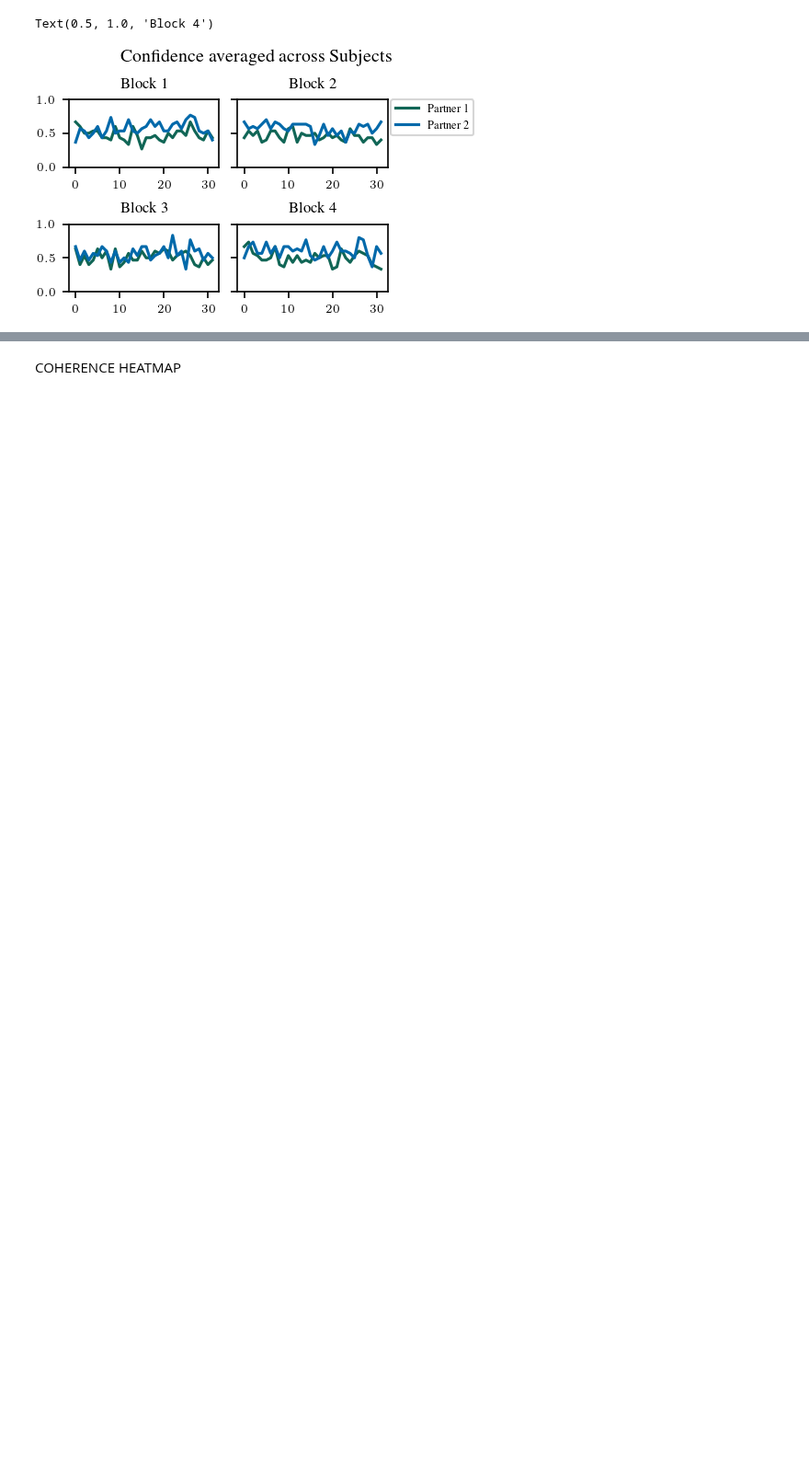
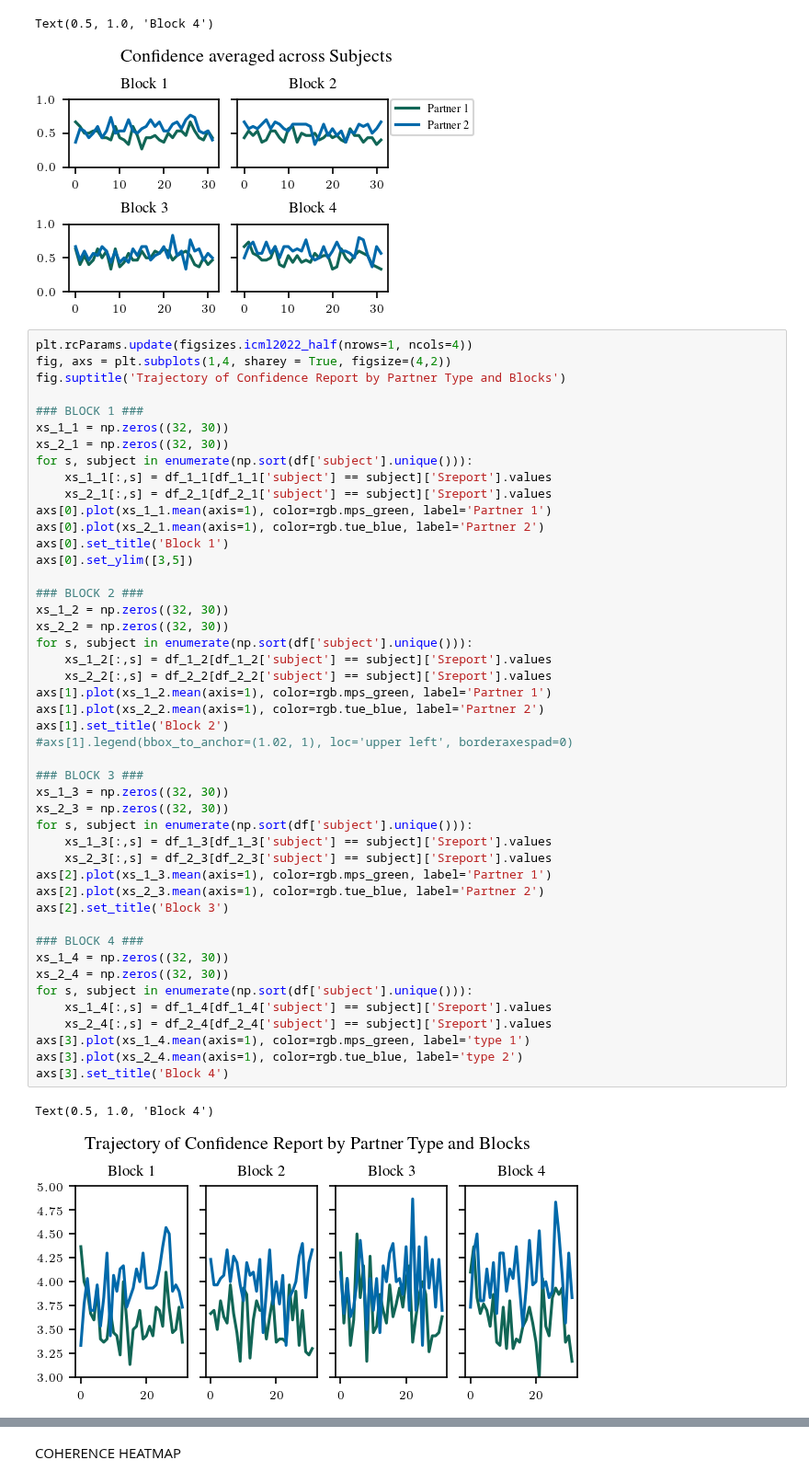
Before and after one commit to meikeoschmann/disRNN-conf-match, a Jupyter notebook: CogModelingRNNsTutorial/plot_subject_choices.ipynb, the cells around one changed output, grey strips where cells are left out. Shown at 92% size. Saved outputs shown, nothing was run; the diff lists cells and outputs as text; blank space fills up the shorter version.

```diff
--- a/CogModelingRNNsTutorial/plot_subject_choices.ipynb
+++ b/CogModelingRNNsTutorial/plot_subject_choices.ipynb
@@ -98,3 +98,52 @@ axs[1,1].set_title('Block 4')
 # %% [output]
 Text(0.5, 1.0, 'Block 4')
 [figure]
+# %%
+plt.rcParams.update(figsizes.icml2022_half(nrows=1, ncols=4))
+fig, axs = plt.subplots(1,4, sharey = True, figsize=(4,2))
+fig.suptitle('Trajectory of Confidence Report by Partner Type and Blocks')
+
+### BLOCK 1 ###
+xs_1_1 = np.zeros((32, 30))
+xs_2_1 = np.zeros((32, 30))
+for s, subject in enumerate(np.sort(df['subject'].unique())):
+    xs_1_1[:,s] = df_1_1[df_1_1['subject'] == subject]['Sreport'].values
+    xs_2_1[:,s] = df_2_1[df_2_1['subject'] == subject]['Sreport'].values
+axs[0].plot(xs_1_1.mean(axis=1), color=rgb.mps_green, label='Partner 1')
+axs[0].plot(xs_2_1.mean(axis=1), color=rgb.tue_blue, label='Partner 2')
+axs[0].set_title('Block 1')
+axs[0].set_ylim([3,5])
+
+### BLOCK 2 ###
+xs_1_2 = np.zeros((32, 30))
+xs_2_2 = np.zeros((32, 30))
+for s, subject in enumerate(np.sort(df['subject'].unique())):
+    xs_1_2[:,s] = df_1_2[df_1_2['subject'] == subject]['Sreport'].values
+    xs_2_2[:,s] = df_2_2[df_2_2['subject'] == subject]['Sreport'].values
+axs[1].plot(xs_1_2.mean(axis=1), color=rgb.mps_green, label='Partner 1')
+axs[1].plot(xs_2_2.mean(axis=1), color=rgb.tue_blue, label='Partner 2')
+axs[1].set_title('Block 2')
+#axs[1].legend(bbox_to_anchor=(1.02, 1), loc='upper left', borderaxespad=0)
+
+### BLOCK 3 ###
+xs_1_3 = np.zeros((32, 30))
+xs_2_3 = np.zeros((32, 30))
+for s, subject in enumerate(np.sort(df['subject'].unique())):
+    xs_1_3[:,s] = df_1_3[df_1_3['subject'] == subject]['Sreport'].values
+    xs_2_3[:,s] = df_2_3[df_2_3['subject'] == subject]['Sreport'].values
+axs[2].plot(xs_1_3.mean(axis=1), color=rgb.mps_green, label='Partner 1')
+axs[2].plot(xs_2_3.mean(axis=1), color=rgb.tue_blue, label='Partner 2')
+axs[2].set_title('Block 3')
+
+### BLOCK 4 ###
+xs_1_4 = np.zeros((32, 30))
+xs_2_4 = np.zeros((32, 30))
+for s, subject in enumerate(np.sort(df['subject'].unique())):
+    xs_1_4[:,s] = df_1_4[df_1_4['subject'] == subject]['Sreport'].values
+    xs_2_4[:,s] = df_2_4[df_2_4['subject'] == subject]['Sreport'].values
+axs[3].plot(xs_1_4.mean(axis=1), color=rgb.mps_green, label='type 1')
+axs[3].plot(xs_2_4.mean(axis=1), color=rgb.tue_blue, label='type 2')
+axs[3].set_title('Block 4')
+# %% [output]
+Text(0.5, 1.0, 'Block 4')
+[figure, added]
```
Also changed, not shown: parts of 11 cells of this notebook.
